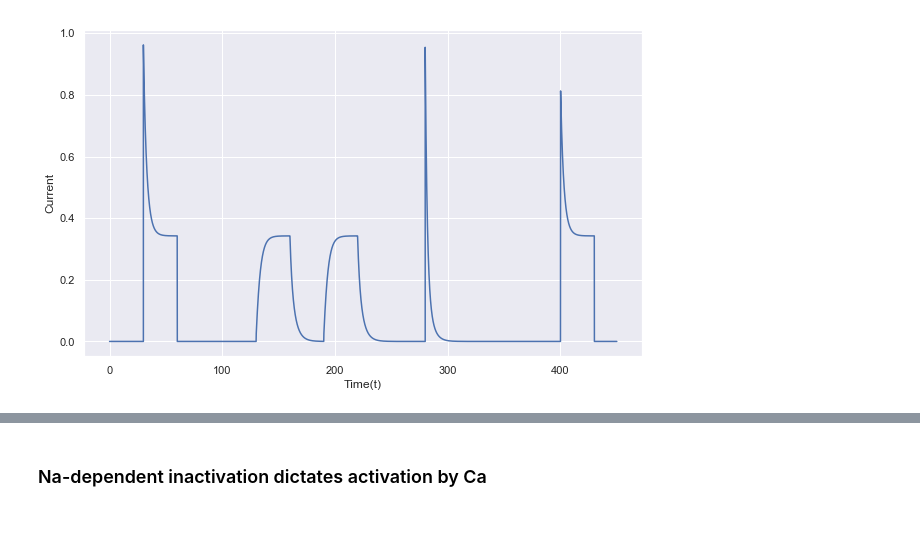
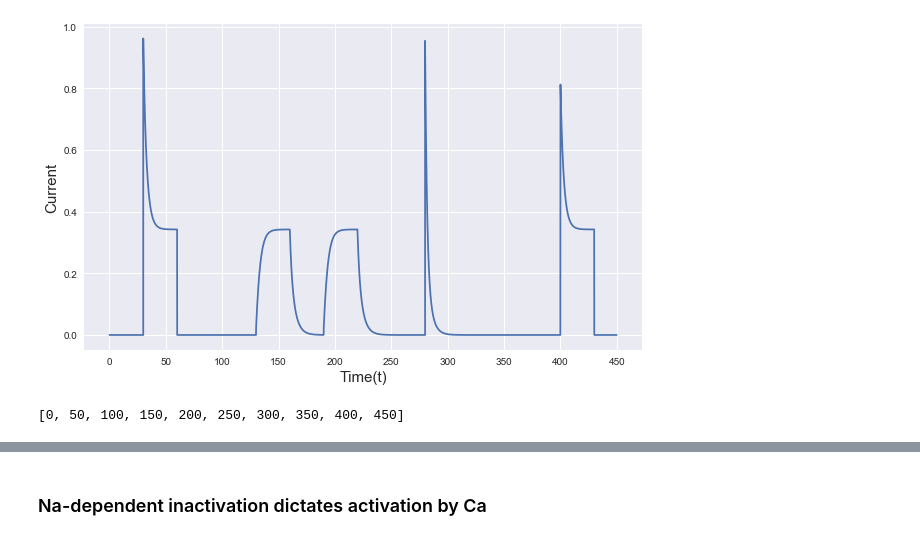
Before and after one commit to pyncx/ncx, a Jupyter notebook: remodel/Hilgemann_2019_Reproduced.ipynb, the cells around one changed output, grey strips where cells are left out. Saved outputs shown, nothing was run; the diff lists cells and outputs as text; code cells hidden in the pictures.

```diff
--- a/remodel/Hilgemann_2019_Reproduced.ipynb
+++ b/remodel/Hilgemann_2019_Reproduced.ipynb
@@ -11,6 +11,10 @@ t = 0;dt = 0.003; s4 = 0;
 chi=2; ci=chi; s5=0.7; factive=0.2; s7=0.01; s6=1-factive-s7-s4;
 tnow =[]
 ixnow = []
+F1=[]
+F2=[]
+F3=[]
+F4=[]
 for i in range(1,150000+1):
     t = t + dt
     ni = 0
@@ -74,16 +78,26 @@ for i in range(1,150000+1):
     s7=s7+(factive*kcoff2+s6*0.1-s7*ci*kcon2-s7*f3n*kinact*25)*dt
     s6=1-s5-factive-s7
 
+    F1.append(s5)
+    F2.append(factive)
+    F3.append(s7)
+    F4.append(s6)
+
     incx=factive*f3n
     tnow.append(t)
     ixnow.append(incx)
 # %%
 plt.figure(figsize = [10,6])
 plt.plot(tnow,ixnow)
-plt.xlabel("Time(t)")
-plt.ylabel("Current")
+plt.xlabel("Time(t)",fontsize=15)
+plt.ylabel("Current",fontsize=15)
+plt.xticks([i*50 for i in range(10)])
 plt.savefig("plot/current.png")
 plt.savefig("plot/current.pdf")
 plt.show()
 # %% [output]
-[figure, old version]
+[figure, new version]
+# %%
+[i*50 for i in range(10)]
+# %% [output]
+[0, 50, 100, 150, 200, 250, 300, 350, 400, 450]
```
Also changed, not shown: parts of 3 cells of this notebook, 17 other files.
